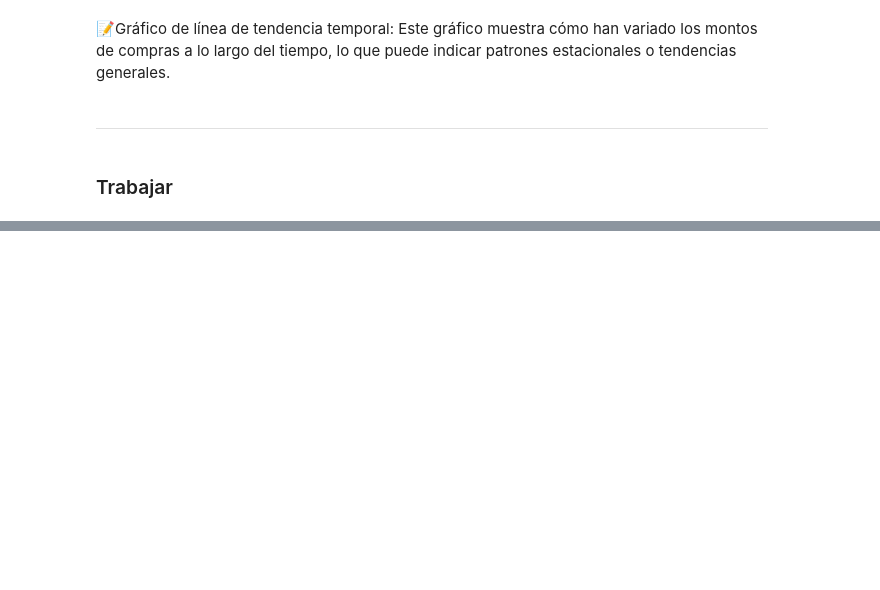
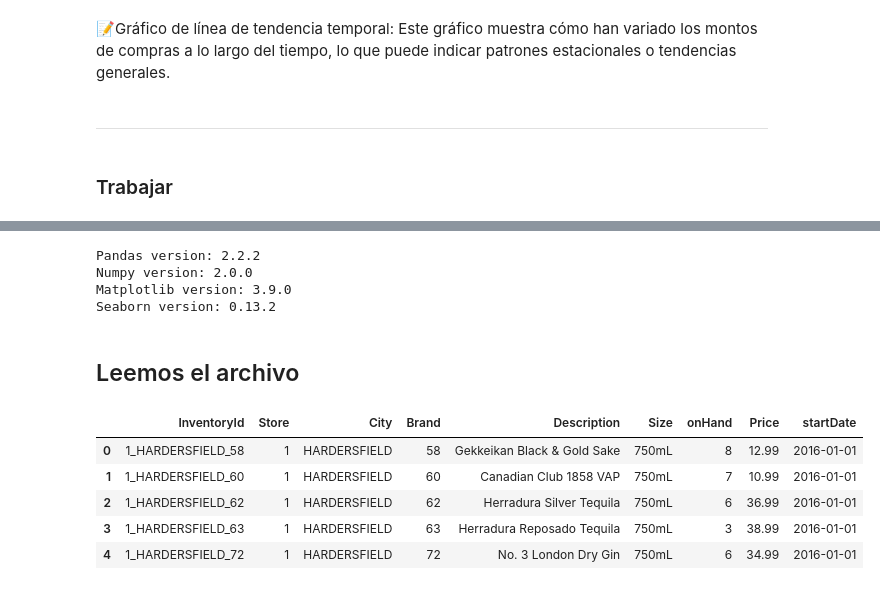
Before and after one commit to Dapt01G2-Henry/ComerLogistics, a Jupyter notebook: Sprint_1/EDA y ETL/EDA y ETL.ipynb, the cells around one changed output, grey strips where cells are left out. Cells and saved outputs as stored; diff of their text form; code cells hidden in the pictures; blank space fills up the shorter version.

```diff
--- a/Sprint_1/EDA y ETL/EDA y ETL.ipynb
+++ b/Sprint_1/EDA y ETL/EDA y ETL.ipynb
@@ -773,0 +807,11 @@ plt.show()
+# %%
+# Imprimir versiones para asegurarnos de que estamos utilizando las correctas
+print(f"Pandas version: {pd.__version__}")
+print(f"Numpy version: {np.__version__}")
+print(f"Matplotlib version: {matplotlib.__version__}")
+print(f"Seaborn version: {sns.__version__}")
+# %% [output]
+Pandas version: 2.2.2
+Numpy version: 2.0.0
+Matplotlib version: 3.9.0
+Seaborn version: 0.13.2
@@ -773,0 +821,2 @@ plt.show()
+# %% [markdown]
+## Leemos el archivo
@@ -773,0 +827,9 @@ plt.show()
+# %%
+df_BegInvFINAL.head()
+# %% [output]
+|  | InventoryId | Store | City | Brand | Description | Size | onHand | Price | startDate |
+| 0 | 1_HARDERSFIELD_58 | 1 | HARDERSFIELD | 58 | Gekkeikan Black & Gold Sake | 750mL | 8 | 12.99 | 2016-01-01 |
+| 1 | 1_HARDERSFIELD_60 | 1 | HARDERSFIELD | 60 | Canadian Club 1858 VAP | 750mL | 7 | 10.99 | 2016-01-01 |
+| 2 | 1_HARDERSFIELD_62 | 1 | HARDERSFIELD | 62 | Herradura Silver Tequila | 750mL | 6 | 36.99 | 2016-01-01 |
+| 3 | 1_HARDERSFIELD_63 | 1 | HARDERSFIELD | 63 | Herradura Reposado Tequila | 750mL | 3 | 38.99 | 2016-01-01 |
+| 4 | 1_HARDERSFIELD_72 | 1 | HARDERSFIELD | 72 | No. 3 London Dry Gin | 750mL | 6 | 34.99 | 2016-01-01 |
```
Also changed, not shown: parts of 60 cells of this notebook.
